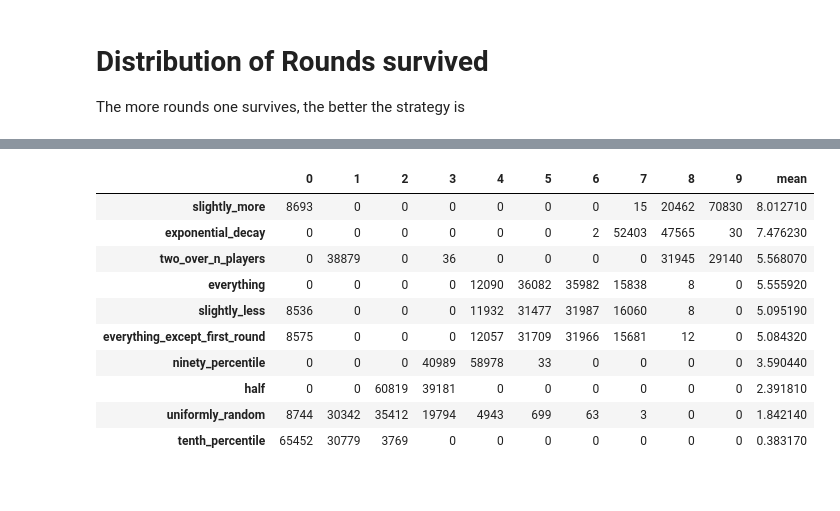
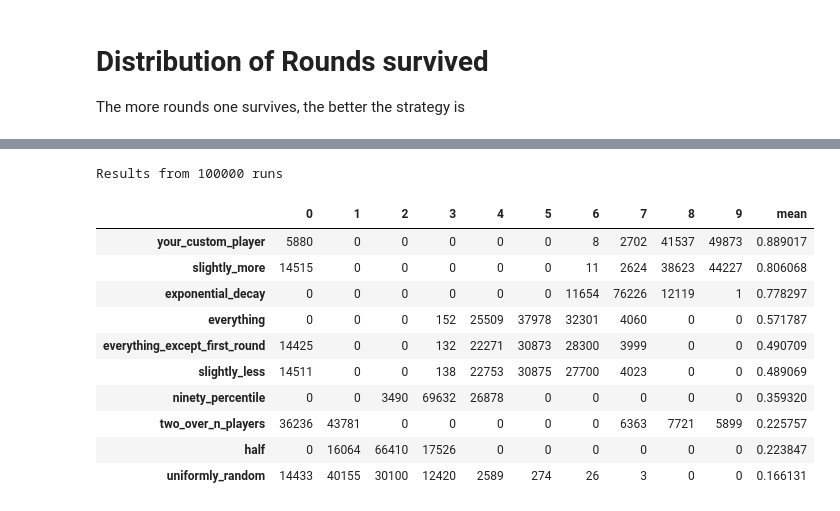
Before and after one commit to migueltorrescosta/notebooks, a Jupyter notebook: Tournments/LiarsGame.ipynb, the cells around one changed output, grey strips where cells are left out. Saved outputs shown, nothing was run; the diff lists cells and outputs as text; code cells hidden in the pictures.

```diff
--- a/Tournments/LiarsGame.ipynb
+++ b/Tournments/LiarsGame.ipynb
@@ -268,7 +268,6 @@ class slightly_less():
         least_money = min(status.money.values())
         if self.is_first_move:
             self.is_first_move = False
-            self.initial_number_of_players = status.n_players
             return random.random()
         if status.n_players == 2:
             return 1
@@ -287,16 +286,14 @@ class your_custom_player():
         self.is_first_move = True
 
     def move(self, status):
-        least_money = min(status.money.values())
         if self.is_first_move:
             self.is_first_move = False
-            self.initial_number_of_players = status.n_players
-            return random.random()*.5
+            return random.random()*.9 + .1
         if status.n_players == 2:
             return 1
         else:
             least_money = min(status.money.values())
-            return least_money*.9
+            return least_money/status.my_money(self) + 10e-9
 # %% [markdown]
 # Setup variables
 # %%
@@ -304,14 +301,14 @@ best_strategies = [
     exponential_decay,
     half,
     everything,
-    tenth_percentile,
+#    tenth_percentile,
     ninety_percentile,
     two_over_n_players,
     uniformly_random,
     everything_except_first_round,
     slightly_more,
     slightly_less,
-#    your_custom_player
+    your_custom_player
 ]
 # %% [markdown]
 # Sample Run
@@ -370,21 +367,23 @@ rounds_survived.T.plot.bar(
 # %%
 average_survival = {
-    name: rounds_survived.loc[name].dot(rounds_survived.columns)/runs
+    name: rounds_survived.loc[name].dot(rounds_survived.columns)/(runs*(len(best_strategies)-1))
     for name in strategy_names
 }
 rounds_survived["mean"] = rounds_survived.index.map(average_survival)
 rounds_survived = rounds_survived.sort_values(by="mean", ascending=False)
 
+print(f"Results from {runs} runs")
 rounds_survived.style.background_gradient(cmap=cm)
 # %% [output]
+Results from 100000 runs
 |  | 0 | 1 | 2 | 3 | 4 | 5 | 6 | 7 | 8 | 9 | mean |
-| slightly_more | 8693 | 0 | 0 | 0 | 0 | 0 | 0 | 15 | 20462 | 70830 | 8.012710 |
-| exponential_decay | 0 | 0 | 0 | 0 | 0 | 0 | 2 | 52403 | 47565 | 30 | 7.476230 |
-| two_over_n_players | 0 | 38879 | 0 | 36 | 0 | 0 | 0 | 0 | 31945 | 29140 | 5.568070 |
-| everything | 0 | 0 | 0 | 0 | 12090 | 36082 | 35982 | 15838 | 8 | 0 | 5.555920 |
-| slightly_less | 8536 | 0 | 0 | 0 | 11932 | 31477 | 31987 | 16060 | 8 | 0 | 5.095190 |
-| everything_except_first_round | 8575 | 0 | 0 | 0 | 12057 | 31709 | 31966 | 15681 | 12 | 0 | 5.084320 |
-| ninety_percentile | 0 | 0 | 0 | 40989 | 58978 | 33 | 0 | 0 | 0 | 0 | 3.590440 |
-| half | 0 | 0 | 60819 | 39181 | 0 | 0 | 0 | 0 | 0 | 0 | 2.391810 |
-| uniformly_random | 8744 | 30342 | 35412 | 19794 | 4943 | 699 | 63 | 3 | 0 | 0 | 1.842140 |
-| tenth_percentile | 65452 | 30779 | 3769 | 0 | 0 | 0 | 0 | 0 | 0 | 0 | 0.383170 |
+| your_custom_player | 5880 | 0 | 0 | 0 | 0 | 0 | 8 | 2702 | 41537 | 49873 | 0.889017 |
+| slightly_more | 14515 | 0 | 0 | 0 | 0 | 0 | 11 | 2624 | 38623 | 44227 | 0.806068 |
+| exponential_decay | 0 | 0 | 0 | 0 | 0 | 0 | 11654 | 76226 | 12119 | 1 | 0.778297 |
+| everything | 0 | 0 | 0 | 152 | 25509 | 37978 | 32301 | 4060 | 0 | 0 | 0.571787 |
+| everything_except_first_round | 14425 | 0 | 0 | 132 | 22271 | 30873 | 28300 | 3999 | 0 | 0 | 0.490709 |
+| slightly_less | 14511 | 0 | 0 | 138 | 22753 | 30875 | 27700 | 4023 | 0 | 0 | 0.489069 |
+| ninety_percentile | 0 | 0 | 3490 | 69632 | 26878 | 0 | 0 | 0 | 0 | 0 | 0.359320 |
+| two_over_n_players | 36236 | 43781 | 0 | 0 | 0 | 0 | 0 | 6363 | 7721 | 5899 | 0.225757 |
+| half | 0 | 16064 | 66410 | 17526 | 0 | 0 | 0 | 0 | 0 | 0 | 0.223847 |
+| uniformly_random | 14433 | 40155 | 30100 | 12420 | 2589 | 274 | 26 | 3 | 0 | 0 | 0.166131 |
```
Also changed, not shown: parts of 3 cells of this notebook.
